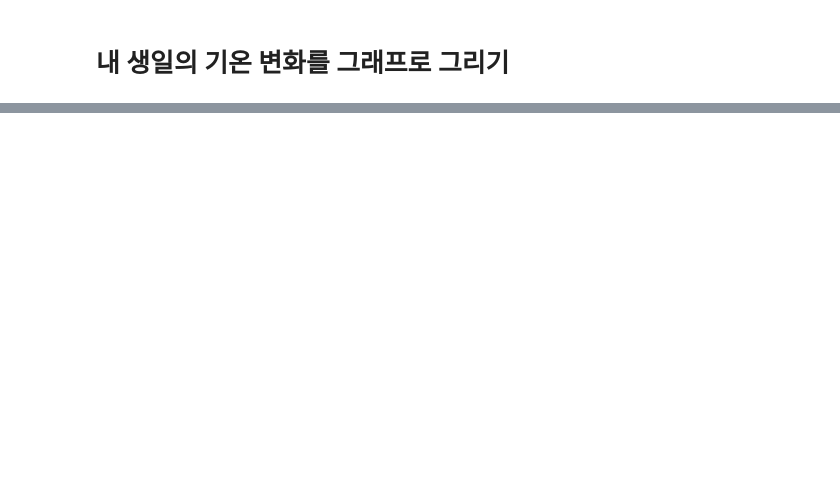
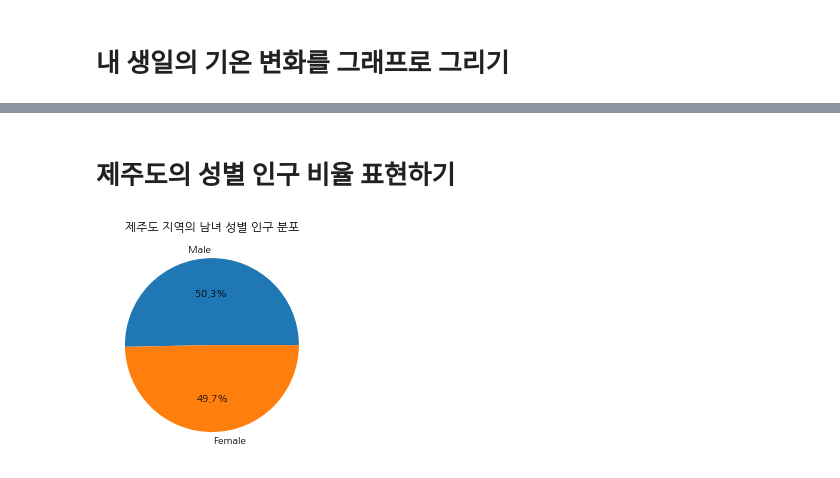
Before and after one commit to HIMMEL95/Elice, a Jupyter notebook: test.ipynb, the cells around one changed output, grey strips where cells are left out. Saved outputs shown, nothing was run; the diff lists cells and outputs as text; code cells hidden in the pictures; blank space fills up the shorter version.

```diff
--- a/test.ipynb
+++ b/test.ipynb
@@ -69,0 +94,27 @@ plt.show()
+# %% [markdown]
+# 제주도의 성별 인구 비율 표현하기
+# %%
+import csv
+import matplotlib.pyplot as plt
+import numpy as np
+
+f = open('./Population_public_data/gender.csv', encoding='cp949')
+data = csv.reader(f)
+next(data)
+
+name = input()
+
+m = []
+
+for row in data:
+    if name in row[0]:
+        m.append(row[1])
+        m.append(row[104])
+
+label = ['Male', 'Female']
+
+plt.pie(m, labels=label, autopct='%.1f%%')
+plt.title('제주도 지역의 남녀 성별 인구 분포')
+plt.show()
+# %% [output]
+[figure, added]
```
Also changed, not shown: parts of 17 cells of this notebook, 3 other files.
